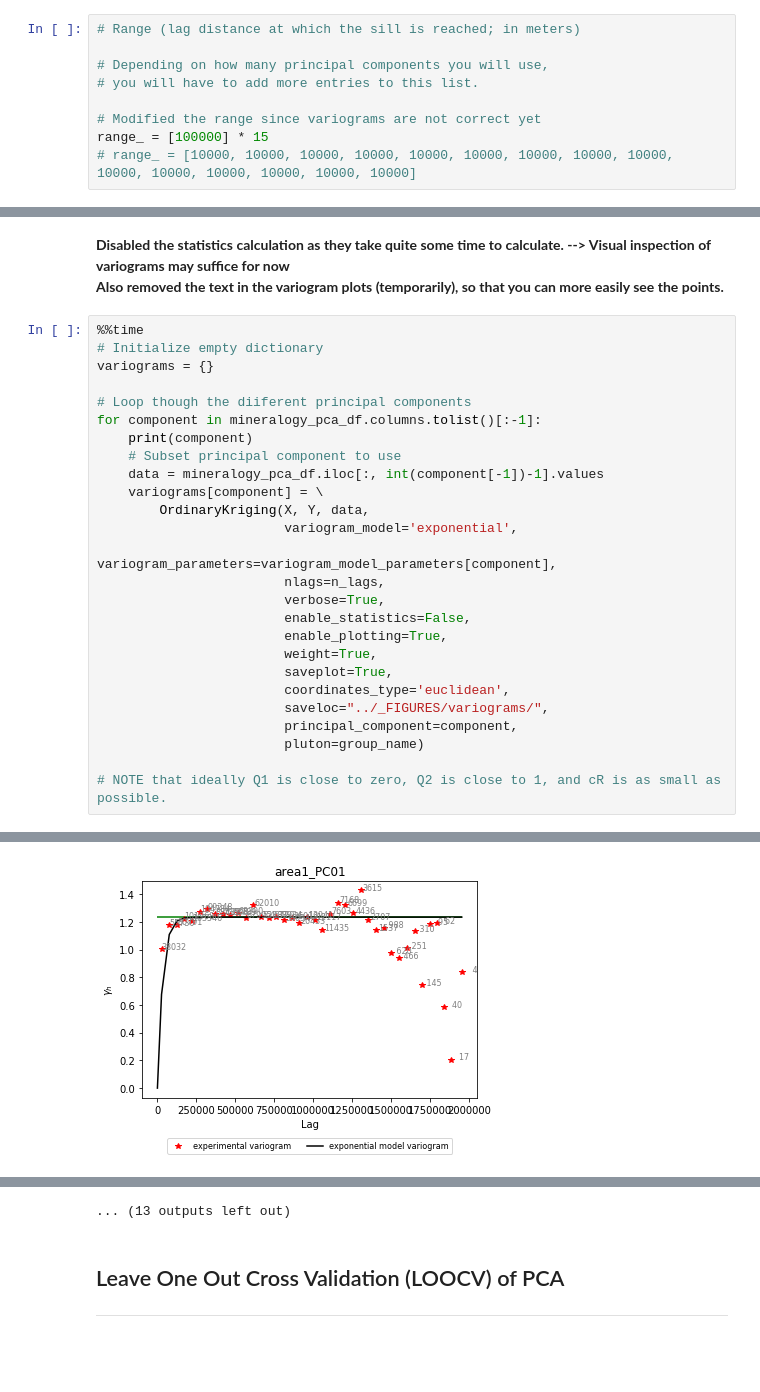
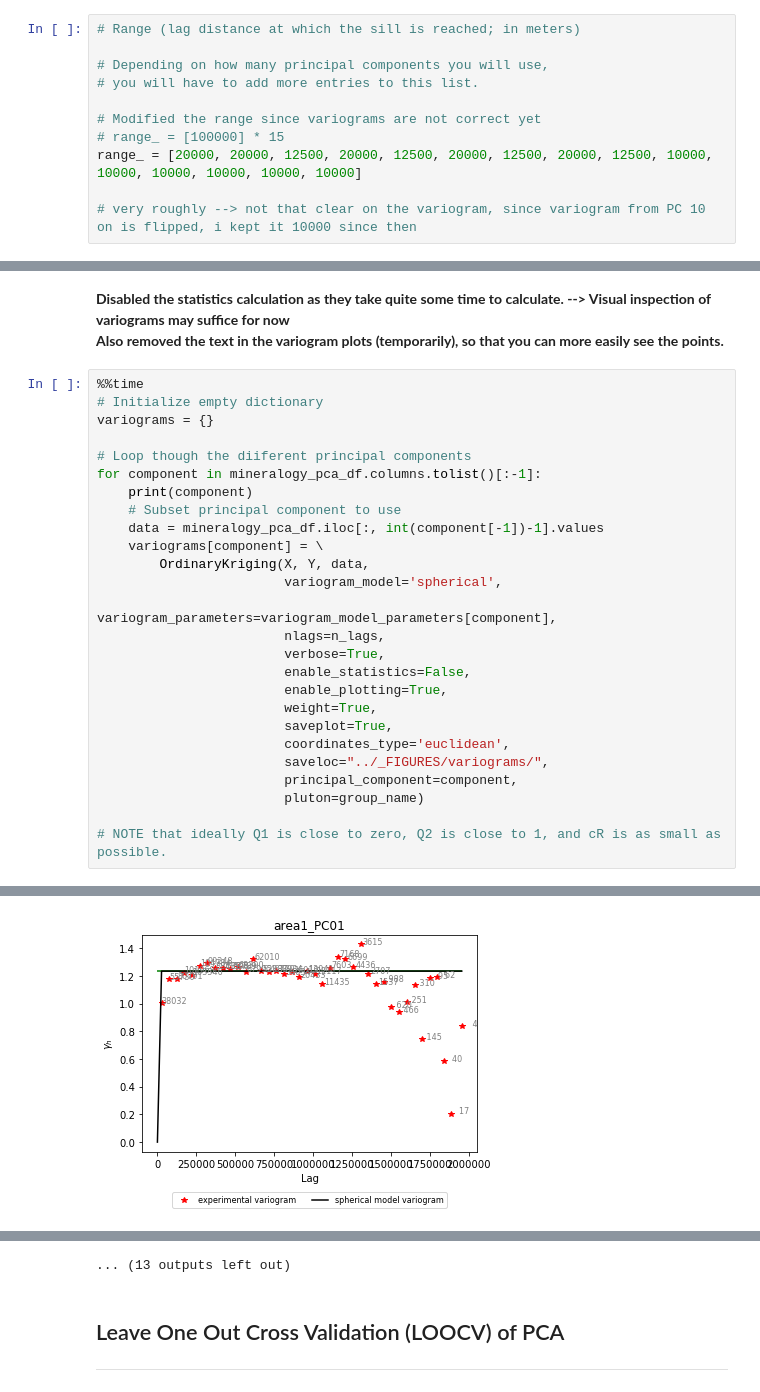
Before and after one commit to Complexio/Vistelius_1995_OCR, a Jupyter notebook: _ANALYSIS/2_Interpolation.ipynb, the cells around one changed output, grey strips where cells are left out. Drawn from its saved outputs; the diff is of its cells as text; blank space fills up the shorter version.

Commit message:
finding the optimal range for the variogram

```diff
--- a/_ANALYSIS/2_Interpolation.ipynb
+++ b/_ANALYSIS/2_Interpolation.ipynb
@@ -165,8 +164,10 @@ ___
 # you will have to add more entries to this list.
 
 # Modified the range since variograms are not correct yet
-range_ = [100000] * 15
-# range_ = [10000, 10000, 10000, 10000, 10000, 10000, 10000, 10000, 10000, 10000, 10000, 10000, 10000, 10000, 10000]
+# range_ = [100000] * 15
+range_ = [20000, 20000, 12500, 20000, 12500, 20000, 12500, 20000, 12500, 10000, 10000, 10000, 10000, 10000, 10000]
+
+# very roughly --> not that clear on the variogram, since variogram from PC 10 on is flipped, i kept it 10000 since then
 # %%
 # You can adjust the radius parameters below to change the slider settings
 # to visualize the figures interactively
@@ -517,7 +524,7 @@ for component in mineralogy_pca_df.columns.tolist()[:-1]:
     data = mineralogy_pca_df.iloc[:, int(component[-1])-1].values
     variograms[component] = \
         OrdinaryKriging(X, Y, data,
-                        variogram_model='exponential',
+                        variogram_model='spherical',
                         variogram_parameters=variogram_model_parameters[component],
                         nlags=n_lags,
                         verbose=True,
@@ -546,5 +553,5 @@ Range: 100000
 Nugget: 0.0
-[figure, old version]
+[figure, new version]
 Calculating statistics on variogram model fit...
 PC02
 Plotting Enabled
```
Also changed, not shown: parts of 11 cells of this notebook, 39 other files.
